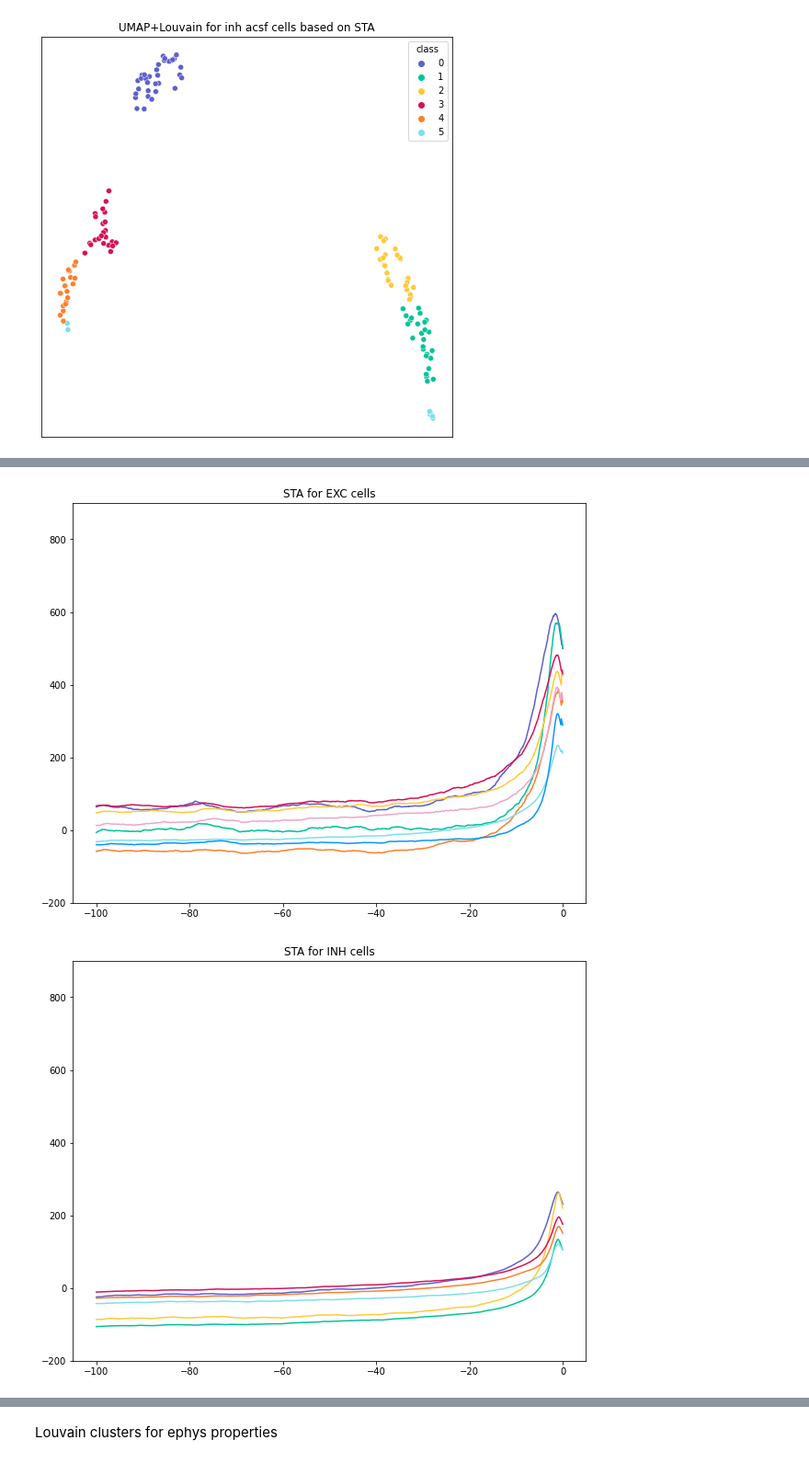
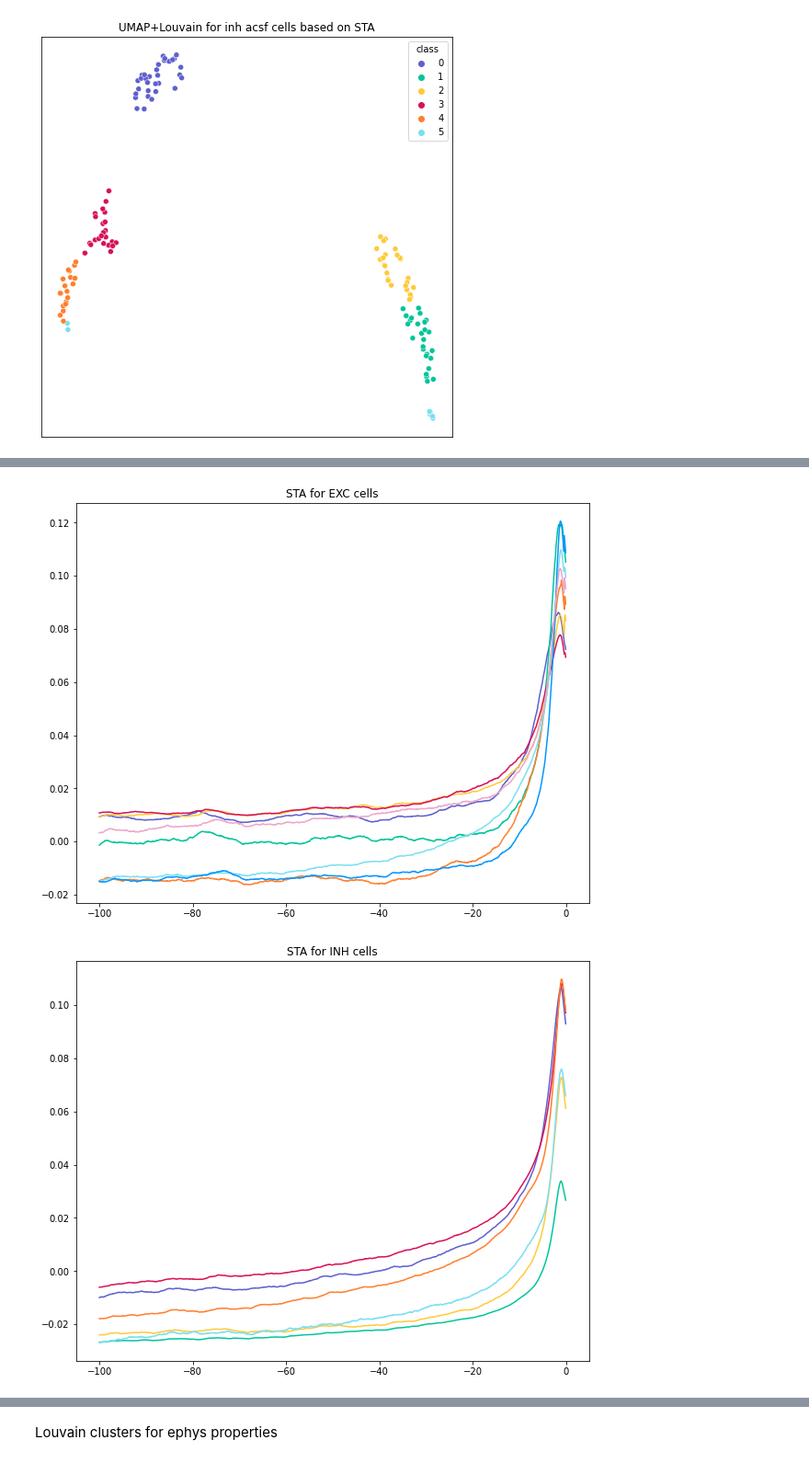
Before and after one commit to Nishant-codex/single_cell_analysis, a Jupyter notebook: notebooks/input_dim_comparison.ipynb, the cells around one changed output, grey strips where cells are left out. Shown at 92% size. Cells and saved outputs as stored; diff of their text form; code cells hidden in the pictures.

```diff
--- a/notebooks/input_dim_comparison.ipynb
+++ b/notebooks/input_dim_comparison.ipynb
@@ -211,25 +224,29 @@ See the caveats in the documentation: https://pandas.pydata.org/pandas-docs/stab
 # %%
 plt.figure(figsize=[10,8])
 
 for i in set(sta_exc['lv_lables']):
-    plt.plot(np.arange(-100,0,1/20),np.mean(np.vstack(sta_exc[sta_exc['lv_lables']==i]['sta']).T,axis=1),c=CUSTOM_PAL_SORT_3[i])
-    plt.ylim([-200,900])
+    mean_sta = np.mean(np.vstack(sta_exc[sta_exc['lv_lables']==i]['sta']).T,axis=1)
+    mean_sta = mean_sta/np.linalg.norm(mean_sta,ord=2)
+    plt.plot(np.arange(-100,0,1/20),mean_sta,c=CUSTOM_PAL_SORT_3[i])
+    # plt.ylim([-200,900])
     # plt.xticks([])
     # plt.yticks([])
 plt.title('STA for EXC cells')
 plt.show()
 plt.figure(figsize=[10,8])
 for i in set(sta_inh['lv_lables']):
-    plt.plot(np.arange(-100,0,1/20),np.mean(np.vstack(sta_inh[sta_inh['lv_lables']==i]['sta']).T,axis=1),c=CUSTOM_PAL_SORT_3[i])
-    plt.ylim([-200,900])
+    mean_sta = np.mean(np.vstack(sta_inh[sta_inh['lv_lables']==i]['sta']).T,axis=1)
+    mean_sta = mean_sta/np.linalg.norm(mean_sta,ord=2)
+    plt.plot(np.arange(-100,0,1/20),mean_sta,c=CUSTOM_PAL_SORT_3[i])
+    # plt.ylim([-200,900])
     # plt.xticks([])
     # plt.yticks([])
 plt.title('STA for INH cells')
 
 plt.show()
 # %% [output]
-[figure, old version]
+[figure, new version]
-[figure, old version]
+[figure, new version]
 # %%
 data_ephys = pd.read_pickle('D:/CurrentClamp/all_ephys_entire.pkl')
 data_ephys = data_ephys[data_ephys.cond.isin(['aCSF','ACSF'])]
```
Also changed, not shown: parts of 11 cells of this notebook, 3 other files.
